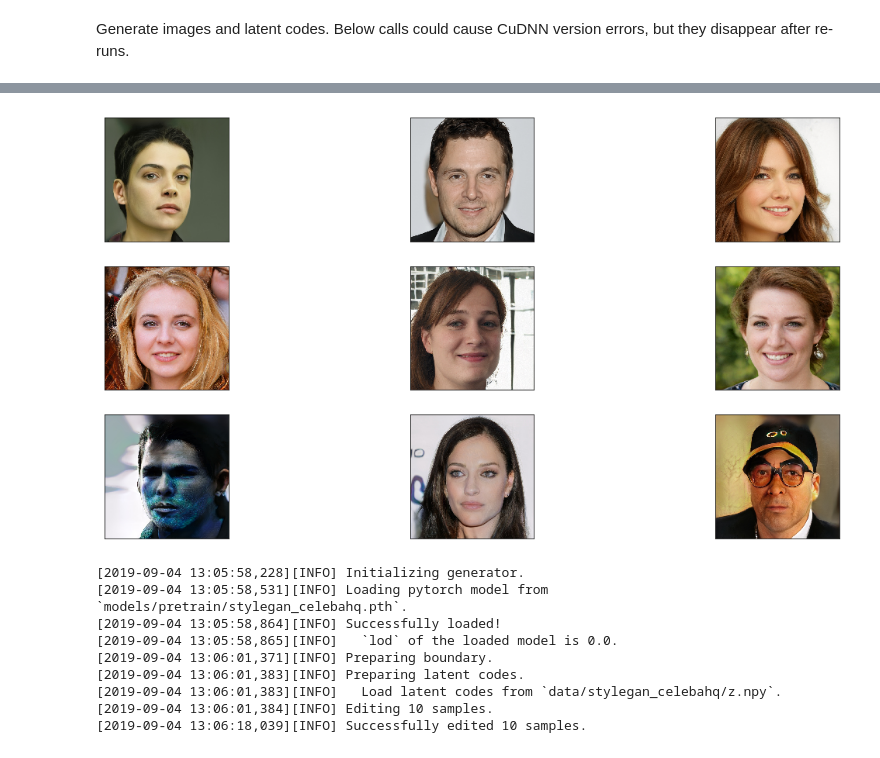
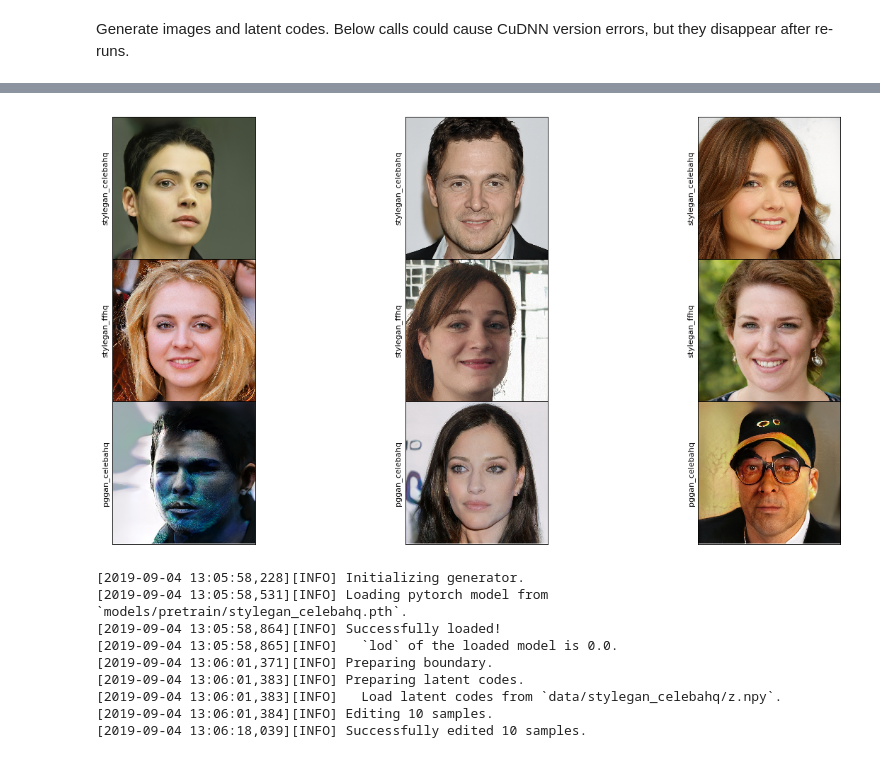
Before and after one commit to hugeinteger/InterFaceGAN, a Jupyter notebook: colab_demo.ipynb, the cells around one changed output, grey strips where cells are left out. Drawn from its saved outputs; the diff is of its cells as text; code cells hidden in the pictures.

```diff
--- a/colab_demo.ipynb
+++ b/colab_demo.ipynb
@@ -71,23 +71,26 @@ Below calls could cause CuDNN version errors, but they disappear after re-runs.
 # %%
 import matplotlib.pyplot as plt
 import matplotlib.image as mpimg
 import glob
 %matplotlib inline
 
-plt.figure(figsize=(20, 10))
+plt.figure(figsize=(20, 10), dpi=80)
 directory = os.listdir('data')
 i = 1
 for each in directory:
     currentFolder = 'data/' + each
     for fullpath in glob.glob(currentFolder + "/*.jpg"):
         img=mpimg.imread(fullpath)
         plt.subplot(3, 3, i)
         plt.xticks([])
         plt.yticks([])
+        #plt.aspect('equal')
+        plt.subplots_adjust(wspace=0, hspace=0)
+        plt.ylabel(each)
         plt.imshow(img)
         i = i + 1
 # %% [output]
-[figure, old version]
+[figure, new version]
 # %%
 # Create Figure and Axes instances
 fig, ax = plt.subplots(3, 3)
```
